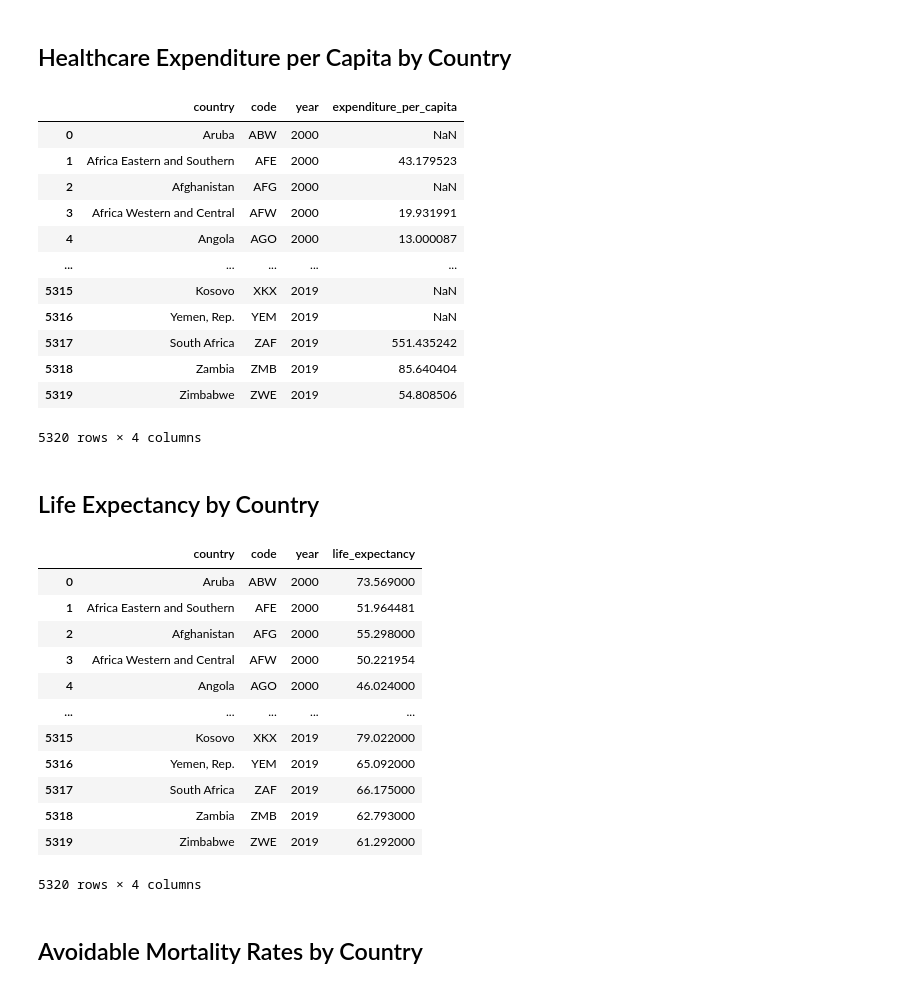
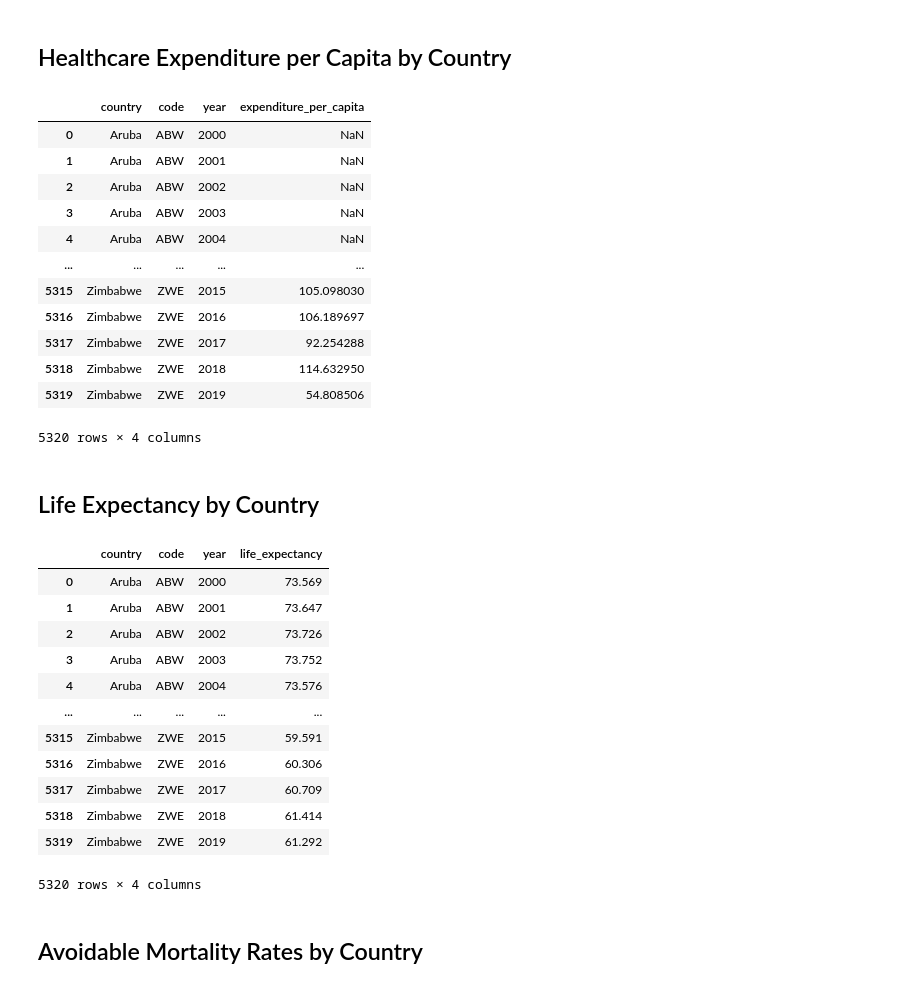
Before and after one commit to AishaWolff/data_science_research_project, a Jupyter notebook: DataCheckpoint_Group063-FA24.ipynb, the cells around one changed output. Cells and saved outputs as stored; diff of their text form; code cells hidden in the pictures.

```diff
--- a/DataCheckpoint_Group063-FA24.ipynb
+++ b/DataCheckpoint_Group063-FA24.ipynb
@@ -116,42 +116,40 @@ We will combine all of our datasets by country and year, specifically on the "co
 # %%
 import pandas as pd
 health_exp = pd.read_csv("cleaned_datasets/healthcare_expenditure_worldbank.csv")
-health_exp = health_exp.drop(columns=['Unnamed: 0'])
 health_exp
 # %% [output]
 |  | country | code | year | expenditure_per_capita |
 | 0 | Aruba | ABW | 2000 | NaN |
-| 1 | Africa Eastern and Southern | AFE | 2000 | 43.179523 |
-| 2 | Afghanistan | AFG | 2000 | NaN |
-| 3 | Africa Western and Central | AFW | 2000 | 19.931991 |
-| 4 | Angola | AGO | 2000 | 13.000087 |
+| 1 | Aruba | ABW | 2001 | NaN |
+| 2 | Aruba | ABW | 2002 | NaN |
+| 3 | Aruba | ABW | 2003 | NaN |
+| 4 | Aruba | ABW | 2004 | NaN |
 | ... | ... | ... | ... | ... |
-| 5315 | Kosovo | XKX | 2019 | NaN |
-| 5316 | Yemen, Rep. | YEM | 2019 | NaN |
-| 5317 | South Africa | ZAF | 2019 | 551.435242 |
-| 5318 | Zambia | ZMB | 2019 | 85.640404 |
+| 5315 | Zimbabwe | ZWE | 2015 | 105.098030 |
+| 5316 | Zimbabwe | ZWE | 2016 | 106.189697 |
+| 5317 | Zimbabwe | ZWE | 2017 | 92.254288 |
+| 5318 | Zimbabwe | ZWE | 2018 | 114.632950 |
 | 5319 | Zimbabwe | ZWE | 2019 | 54.808506 |
 5320 rows × 4 columns
 # %% [markdown]
 ## Life Expectancy by Country
 # %%
 #load the data
-life_expec = pd.read_csv("cleaned_datasets/life_expectancy_clean.csv")
-life_expec = life_expec.drop(columns=['Unnamed: 0'])
+life_expec = pd.read_csv("cleaned_datasets/life_expectancy.csv")
 life_expec
 # %% [output]
 |  | country | code | year | life_expectancy |
-| 0 | Aruba | ABW | 2000 | 73.569000 |
-| 1 | Africa Eastern and Southern | AFE | 2000 | 51.964481 |
-| 2 | Afghanistan | AFG | 2000 | 55.298000 |
-| 3 | Africa Western and Central | AFW | 2000 | 50.221954 |
-| 4 | Angola | AGO | 2000 | 46.024000 |
+| 0 | Aruba | ABW | 2000 | 73.569 |
+| 1 | Aruba | ABW | 2001 | 73.647 |
+| 2 | Aruba | ABW | 2002 | 73.726 |
+| 3 | Aruba | ABW | 2003 | 73.752 |
+| 4 | Aruba | ABW | 2004 | 73.576 |
 | ... | ... | ... | ... | ... |
-| 5315 | Kosovo | XKX | 2019 | 79.022000 |
-| 5316 | Yemen, Rep. | YEM | 2019 | 65.092000 |
-| 5317 | South Africa | ZAF | 2019 | 66.175000 |
-| 5318 | Zambia | ZMB | 2019 | 62.793000 |
-| 5319 | Zimbabwe | ZWE | 2019 | 61.292000 |
+| 5315 | Zimbabwe | ZWE | 2015 | 59.591 |
+| 5316 | Zimbabwe | ZWE | 2016 | 60.306 |
+| 5317 | Zimbabwe | ZWE | 2017 | 60.709 |
+| 5318 | Zimbabwe | ZWE | 2018 | 61.414 |
+| 5319 | Zimbabwe | ZWE | 2019 | 61.292 |
 5320 rows × 4 columns
 # %% [markdown]
 ## Avoidable Mortality Rates by Country
```
Also changed, not shown: parts of 11 cells of this notebook.
